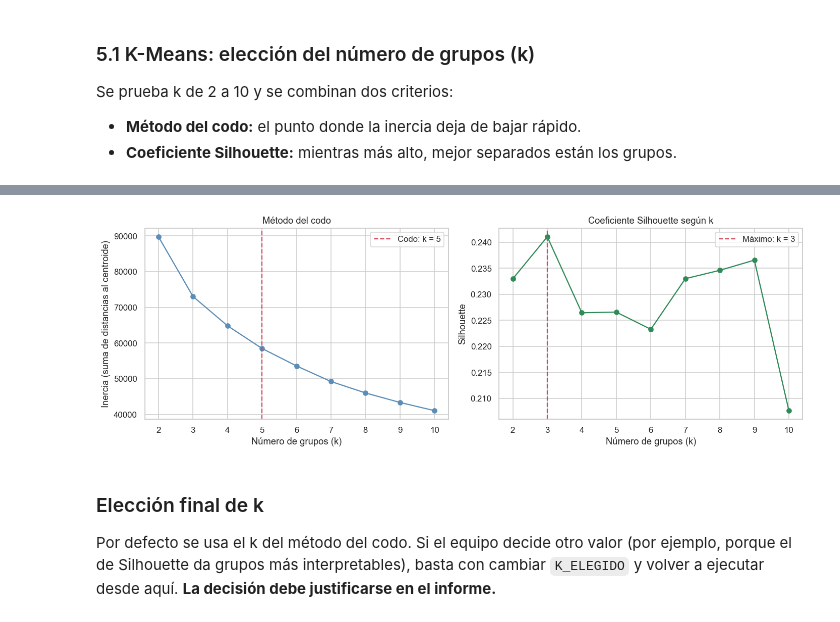
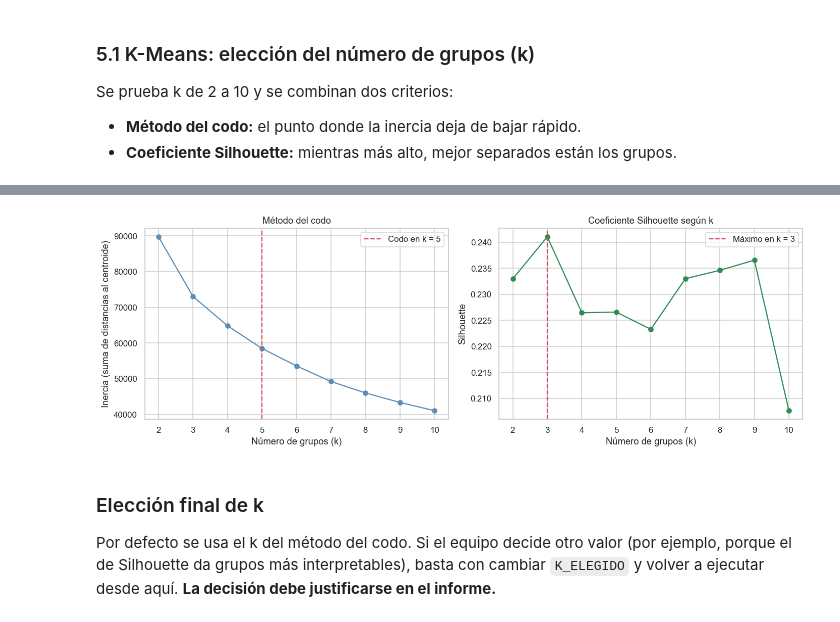
Before and after one commit to Kevinn-19/proyecto-final-ml, a Jupyter notebook: notebooks/segmentacion_clientes_tarjetas.ipynb, the cells around one changed output, grey strips where cells are left out. Drawn from its saved outputs; the diff is of its cells as text; code cells hidden in the pictures.

```diff
--- a/notebooks/segmentacion_clientes_tarjetas.ipynb
+++ b/notebooks/segmentacion_clientes_tarjetas.ipynb
@@ -746,25 +746,25 @@ k con mayor Silhouette: 3
 # %%
 fig, (eje1, eje2) = plt.subplots(1, 2, figsize=(13, 4.5))
 
 eje1.plot(tabla_k.index, tabla_k["Inercia"], "o-", color="#5B8DB8")
-eje1.axvline(k_codo, ls="--", color="#D1495B", label=f"Codo: k = {k_codo}")
+eje1.axvline(k_codo, ls="--", color="#D1495B", label=f"Codo en k = {k_codo}")
 eje1.set_title("Método del codo")
 eje1.set_xlabel("Número de grupos (k)")
 eje1.set_ylabel("Inercia (suma de distancias al centroide)")
 eje1.legend()
 
 eje2.plot(tabla_k.index, tabla_k["Silhouette"], "o-", color="#2E8B57")
-eje2.axvline(k_silhouette, ls="--", color="#D1495B", label=f"Máximo: k = {k_silhouette}")
+eje2.axvline(k_silhouette, ls="--", color="#D1495B", label=f"Máximo en k = {k_silhouette}")
 eje2.set_title("Coeficiente Silhouette según k")
 eje2.set_xlabel("Número de grupos (k)")
 eje2.set_ylabel("Silhouette")
 eje2.legend()
 
 plt.tight_layout()
 guardar_figura("modelo_01_kmeans_codo_silhouette")
 plt.show()
 # %% [output]
-[figure, old version]
+[figure, new version]
 # %% [markdown]
 ### Elección final de k
 
```
Also changed, not shown: parts of 7 cells of this notebook, 12 other files.
